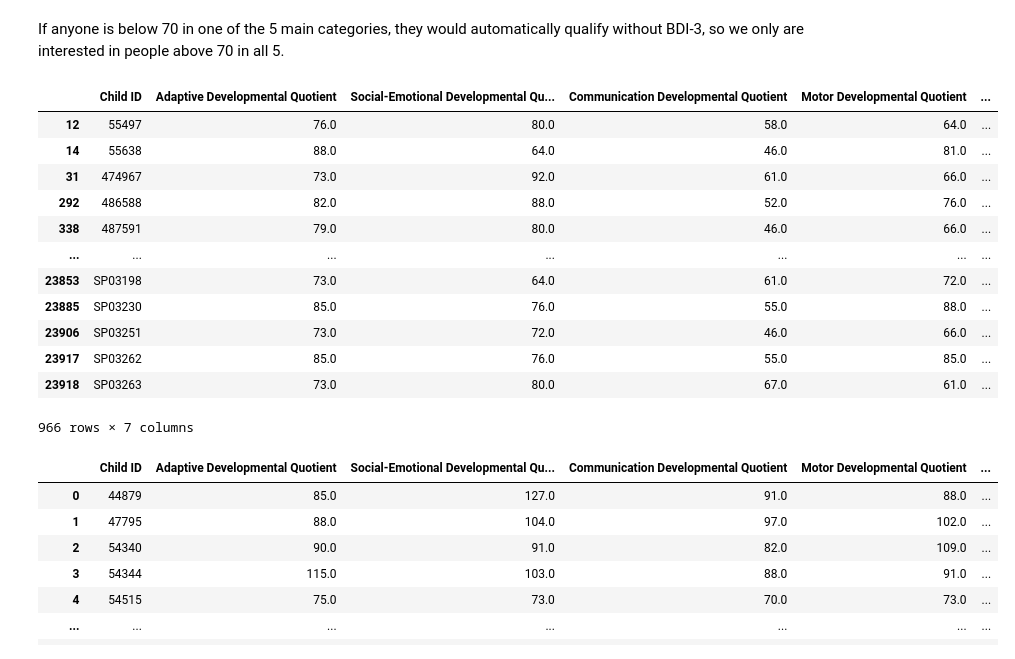
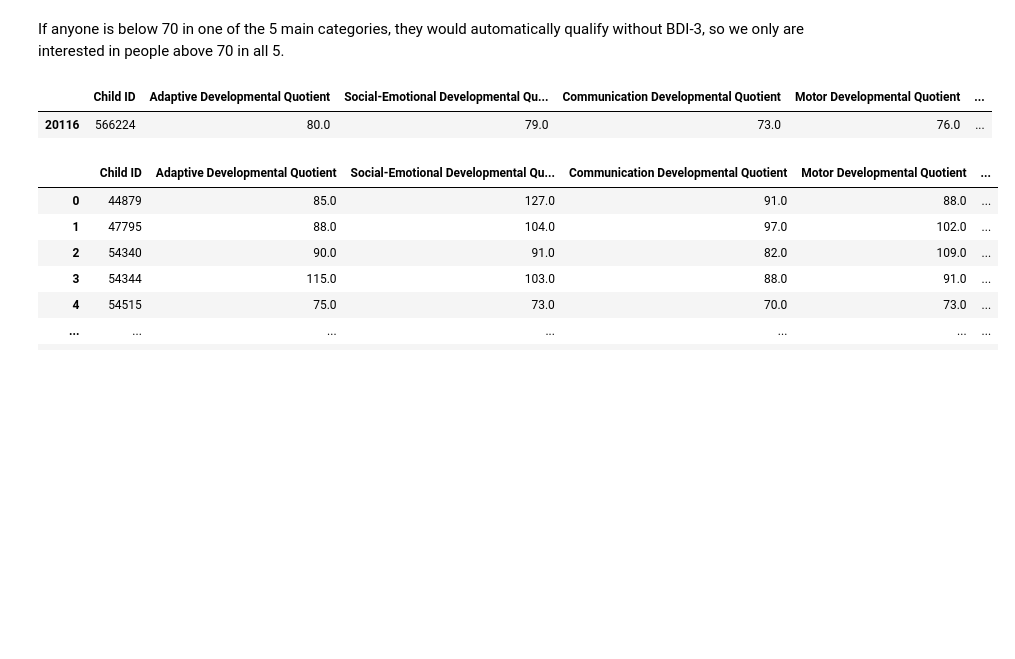
Before and after one commit to NSS-Data-Analytics-Cohort-10/teis-pugrammers, a Jupyter notebook: notebooks/teis_prelim.ipynb, the cells around one changed output. Drawn from its saved outputs; the diff is of its cells as text; code cells hidden in the pictures; blank space fills up the shorter version.

```diff
--- a/notebooks/teis_prelim.ipynb
+++ b/notebooks/teis_prelim.ipynb
@@ -528,26 +542,15 @@ bdi_qual
 # %% [markdown]
 If anyone is below 70 in one of the 5 main categories, they would automatically qualify without BDI-3, so we only are interested in people above 70 in all 5.
 # %%
-elig_bdi_qual = bdi_qual[(bdi_qual['Adaptive Developmental Quotient'] > 70) &
-                    (bdi_qual['Social-Emotional Developmental Quotient']) > 70 &
-                    (bdi_qual['Communication Developmental Quotient'] > 70) &
-                    (bdi_qual['Motor Developmental Quotient'] > 70) &
-                    (bdi_qual['Cognitive Developmental Quotient'] > 70)]
-elig_bdi_qual
+only_bdi_qual = bdi_qual[(bdi_qual['Adaptive Developmental Quotient'] > 70) &
+                         (bdi_qual['Social-Emotional Developmental Quotient'] > 70) &
+                         (bdi_qual['Communication Developmental Quotient'] > 70) &
+                         (bdi_qual['Motor Developmental Quotient'] > 70) &
+                         (bdi_qual['Cognitive Developmental Quotient'] > 70)]
+only_bdi_qual
 # %% [output]
 |  | Child ID | Adaptive Developmental Quotient | Social-Emotional Developmental Qu... | Communication Developmental Quotient | Motor Developmental Quotient | ... |
-| 12 | 55497 | 76.0 | 80.0 | 58.0 | 64.0 | ... |
-| 14 | 55638 | 88.0 | 64.0 | 46.0 | 81.0 | ... |
-| 31 | 474967 | 73.0 | 92.0 | 61.0 | 66.0 | ... |
-| 292 | 486588 | 82.0 | 88.0 | 52.0 | 76.0 | ... |
-| 338 | 487591 | 79.0 | 80.0 | 46.0 | 66.0 | ... |
-| ... | ... | ... | ... | ... | ... | ... |
-| 23853 | SP03198 | 73.0 | 64.0 | 61.0 | 72.0 | ... |
-| 23885 | SP03230 | 85.0 | 76.0 | 55.0 | 88.0 | ... |
-| 23906 | SP03251 | 73.0 | 72.0 | 46.0 | 66.0 | ... |
-| 23917 | SP03262 | 85.0 | 76.0 | 55.0 | 85.0 | ... |
-| 23918 | SP03263 | 73.0 | 80.0 | 67.0 | 61.0 | ... |
+| 20116 | 566224 | 80.0 | 79.0 | 73.0 | 76.0 | ... |
-966 rows × 7 columns
 # %%
 dq_df
 # %% [output]
```
Also changed, not shown: parts of 1 cell of this notebook.
